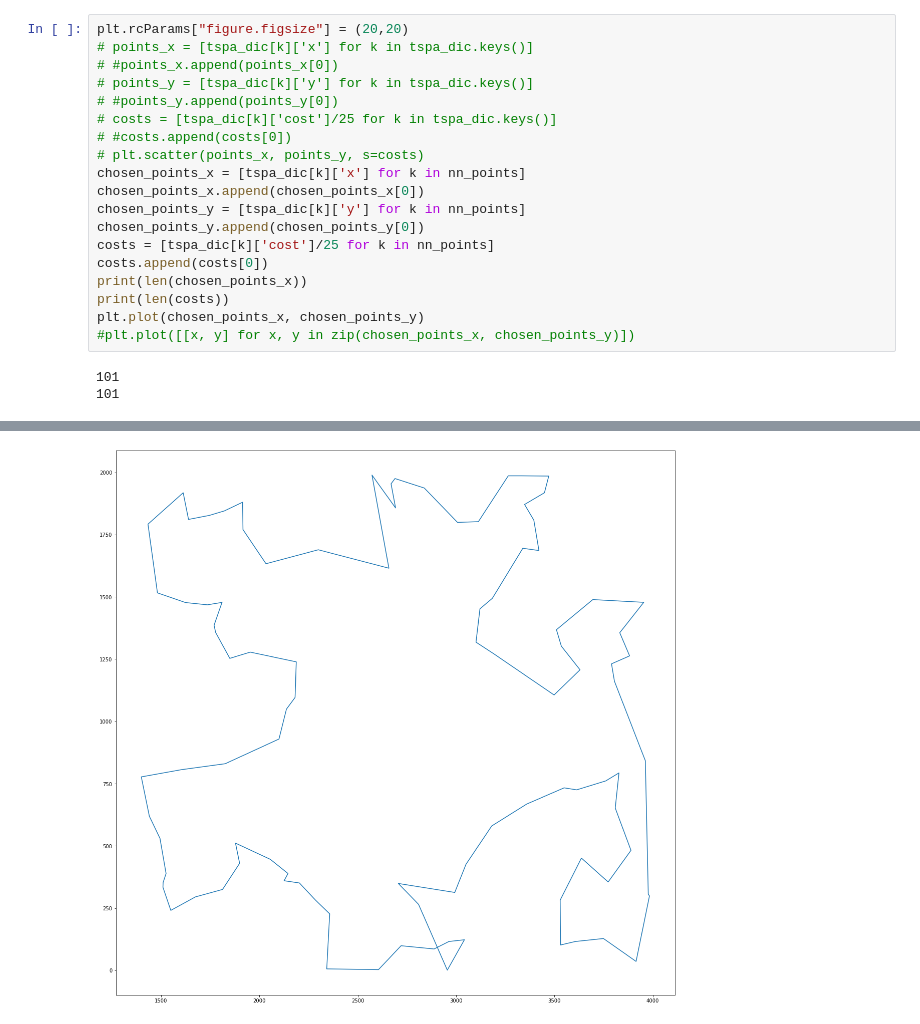
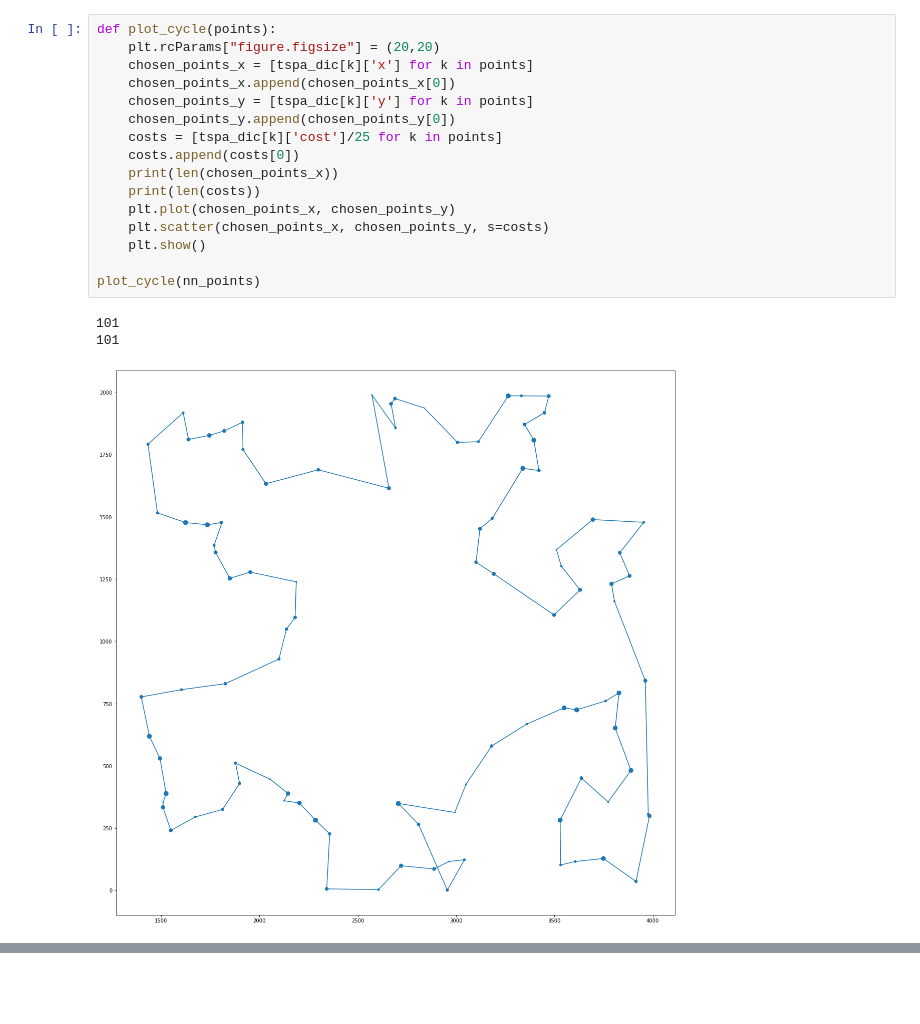
Before and after one commit to CecileDehan/Evolutionary_computation, a Jupyter notebook: Assignment1-GreedyHeuristics/GreedyHeuristics.ipynb, the cells around one changed output, grey strips where cells are left out. Cells and saved outputs as stored; diff of their text form; blank space fills up the shorter version.

Commit message:
Update plot

```diff
--- a/Assignment1-GreedyHeuristics/GreedyHeuristics.ipynb
+++ b/Assignment1-GreedyHeuristics/GreedyHeuristics.ipynb
@@ -226,22 +197,20 @@ time: 0 ns (started: 2022-10-15 17:11:37 +02:00)
 # %%
-plt.rcParams["figure.figsize"] = (20,20)
-# points_x = [tspa_dic[k]['x'] for k in tspa_dic.keys()]
-# #points_x.append(points_x[0])
-# points_y = [tspa_dic[k]['y'] for k in tspa_dic.keys()]
-# #points_y.append(points_y[0])
-# costs = [tspa_dic[k]['cost']/25 for k in tspa_dic.keys()]
-# #costs.append(costs[0])
-# plt.scatter(points_x, points_y, s=costs)
-chosen_points_x = [tspa_dic[k]['x'] for k in nn_points]
-chosen_points_x.append(chosen_points_x[0])
-chosen_points_y = [tspa_dic[k]['y'] for k in nn_points]
-chosen_points_y.append(chosen_points_y[0])
-costs = [tspa_dic[k]['cost']/25 for k in nn_points]
-costs.append(costs[0])
-print(len(chosen_points_x))
-print(len(costs))
-plt.plot(chosen_points_x, chosen_points_y)
-#plt.plot([[x, y] for x, y in zip(chosen_points_x, chosen_points_y)])
+def plot_cycle(points):
+    plt.rcParams["figure.figsize"] = (20,20)
+    chosen_points_x = [tspa_dic[k]['x'] for k in points]
+    chosen_points_x.append(chosen_points_x[0])
+    chosen_points_y = [tspa_dic[k]['y'] for k in points]
+    chosen_points_y.append(chosen_points_y[0])
+    costs = [tspa_dic[k]['cost']/25 for k in points]
+    costs.append(costs[0])
+    print(len(chosen_points_x))
+    print(len(costs))
+    plt.plot(chosen_points_x, chosen_points_y)
+    plt.scatter(chosen_points_x, chosen_points_y, s=costs)
+    plt.show()
+
+plot_cycle(nn_points)
 # %% [output]
 101
 101
+[figure, new version]
@@ -249 +217,0 @@ plt.plot(chosen_points_x, chosen_points_y)
-[figure, old version]
```
Also changed, not shown: parts of 17 cells of this notebook.
